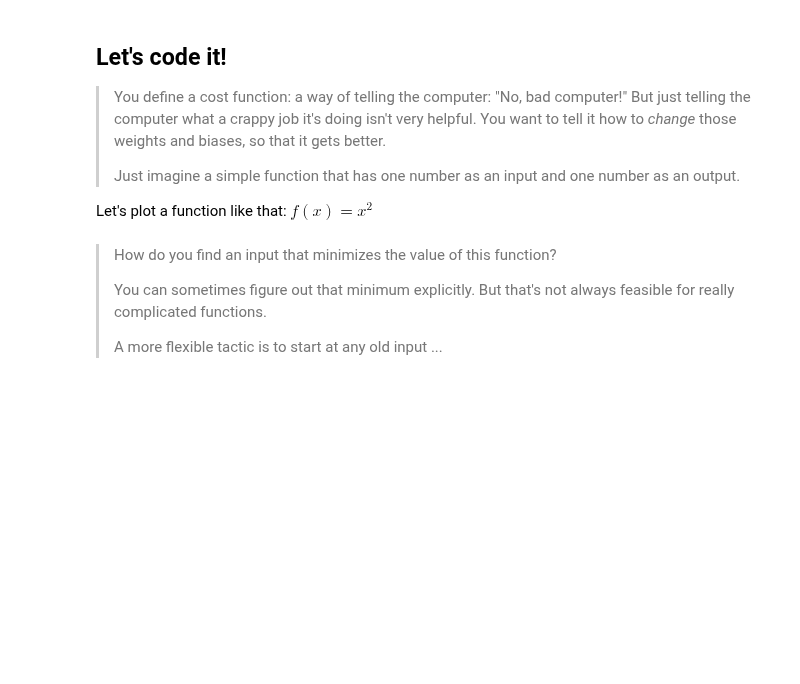
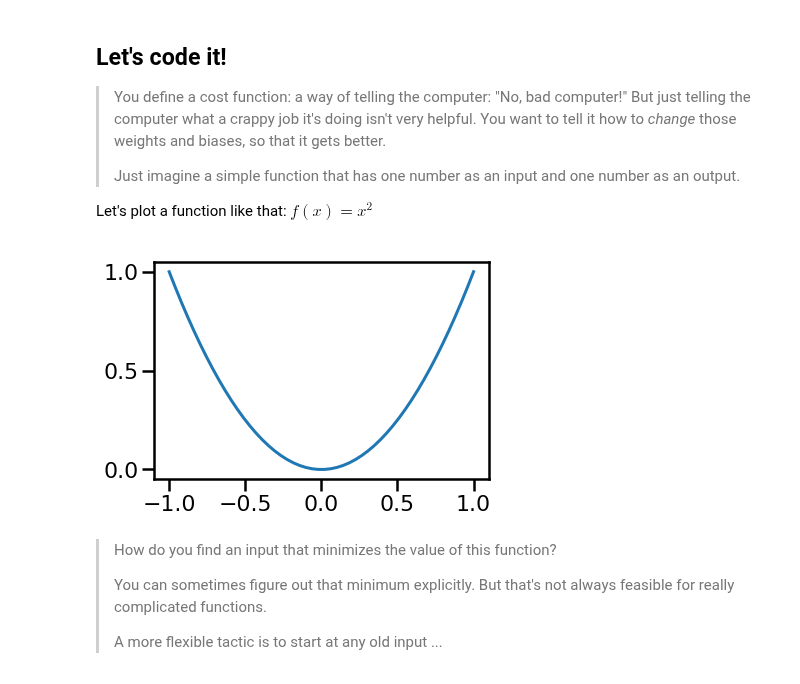
Before and after one commit to LambdaSchool/DS-Unit-2-Sprint-4-Practicing-Understanding, a Jupyter notebook: module4-gradient-descent/LS_DS_244_Gradient_Descent.ipynb, the cells around one changed output. Saved outputs shown, nothing was run; the diff lists cells and outputs as text; code cells hidden in the pictures; blank space fills up the shorter version.

```diff
--- a/module4-gradient-descent/LS_DS_244_Gradient_Descent.ipynb
+++ b/module4-gradient-descent/LS_DS_244_Gradient_Descent.ipynb
@@ -54,6 +54,19 @@ It's the same basic idea for a function that has 13,000 inputs instead of two in
 > Just imagine a simple function that has one number as an input and one number as an output.
 
 Let's plot a function like that: $f(x) = x^2$
+# %%
+import matplotlib.pyplot as plt
+import numpy as np
+import seaborn as sns
+sns.set_context('poster')
+
+#plot f(x) = X**2
+xs = np.linspace(start=-1,stop=1)
+y = xs**2
+
+plt.plot(xs,y);
+# %% [output]
+[figure, added]
 # %% [markdown]
 > How do you find an input that minimizes the value of this function?
 >
```
Also changed, not shown: parts of 9 cells of this notebook.
